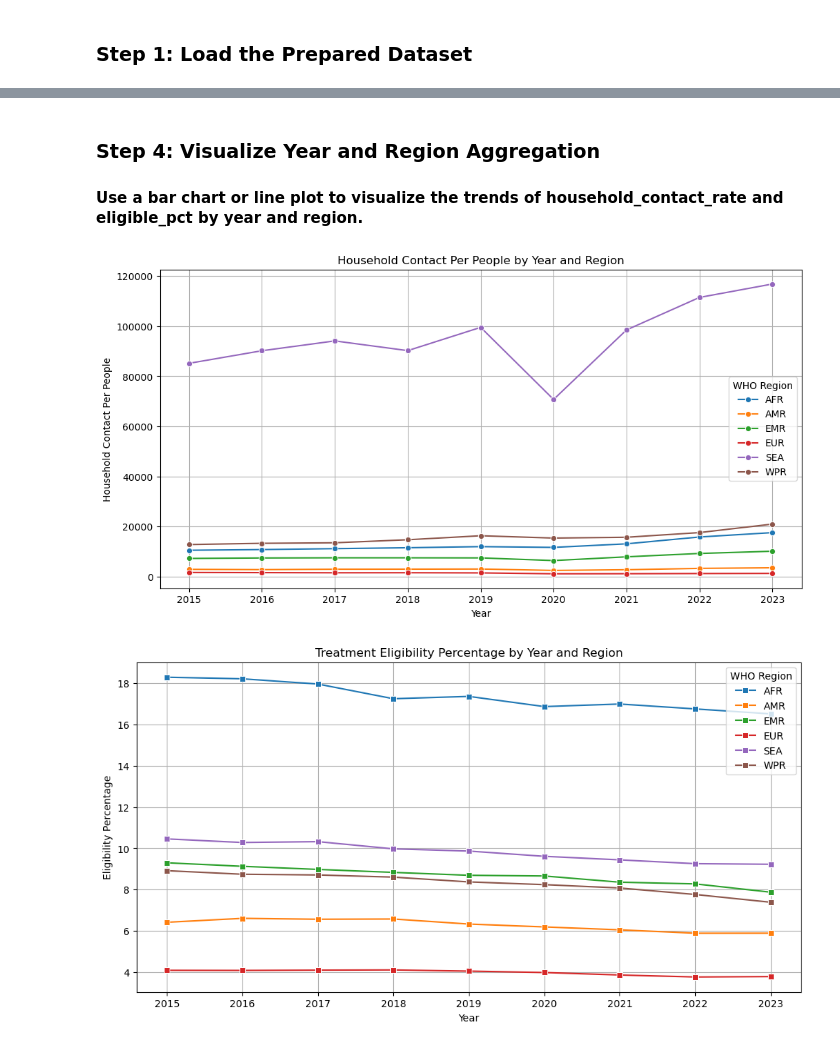
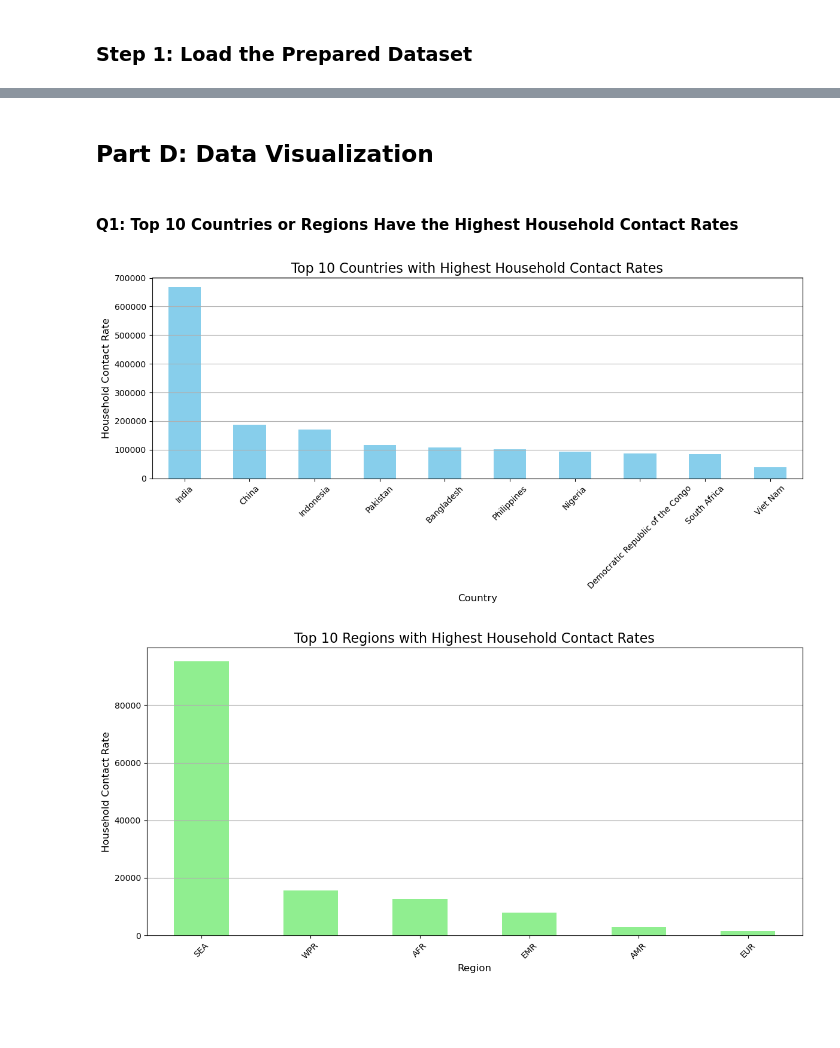
Before and after one commit to mnazhar13/DataAnalyticsProject, a Jupyter notebook: LTBI-estimates-Workbook.ipynb, the cells around one changed output, grey strips where cells are left out. Drawn from its saved outputs; the diff is of its cells as text; code cells hidden in the pictures; blank space fills up the shorter version.

```diff
--- a/LTBI-estimates-Workbook.ipynb
+++ b/LTBI-estimates-Workbook.ipynb
@@ -263,0 +298,12 @@ tb_data_prepared = pd.read_csv(file_path)
+# %%
+# Aggregate by region
+contact_rate_by_region = (
+    tb_data_prepared.groupby('g_whoregion')['household_contact_per_people']
+    .mean()
+    .sort_values(ascending=False)
+    .head(10)
+)
+
+# Display the top 10 regions
+print("Top 10 Regions with Highest Household Contact Rates:")
+print(contact_rate_by_region)
@@ -299,30 +419,31 @@ print(year_region_agg.head())
-# %% [markdown]
-### Step 4: Visualize Year and Region Aggregation
-
-#### Use a bar chart or line plot to visualize the trends of household_contact_rate and eligible_pct by year and region.
-# %%
-import matplotlib.pyplot as plt
-import seaborn as sns
-
-# Line plot for household_contact_rate trends
-plt.figure(figsize=(12, 6))
-sns.lineplot(data=year_region_agg, x='year', y='household_contact_per_people', hue='g_whoregion', marker='o')
-plt.title('Household Contact Per People by Year and Region')
-plt.xlabel('Year')
-plt.ylabel('Household Contact Per People')
-plt.legend(title='WHO Region')
-plt.grid()
-plt.show()
-
-# Line plot for eligible_pct trends
-plt.figure(figsize=(12, 6))
-sns.lineplot(data=year_region_agg, x='year', y='eligible_percent', hue='g_whoregion', marker='s')
-plt.title('Treatment Eligibility Percentage by Year and Region')
-plt.xlabel('Year')
-plt.ylabel('Eligibility Percentage')
-plt.legend(title='WHO Region')
-plt.grid()
-plt.show()
-# %% [output]
-[figure, removed]
-[figure, removed]
+# %% [markdown]
+## Part D: Data Visualization
+# %% [markdown]
+#### Q1: Top 10 Countries or Regions Have the Highest Household Contact Rates
+# %%
+import matplotlib.pyplot as plt
+
+# Plot Top 10 Countries
+plt.figure(figsize=(12, 6))
+contact_rate_by_country.plot(kind='bar', color='skyblue')
+plt.title('Top 10 Countries with Highest Household Contact Rates', fontsize=16)
+plt.xlabel('Country', fontsize=12)
+plt.ylabel('Household Contact Rate', fontsize=12)
+plt.xticks(rotation=45)
+plt.grid(axis='y')
+plt.tight_layout()
+plt.show()
+
+# Plot Top 10 Regions
+plt.figure(figsize=(12, 6))
+contact_rate_by_region.plot(kind='bar', color='lightgreen')
+plt.title('Top 10 Regions with Highest Household Contact Rates', fontsize=16)
+plt.xlabel('Region', fontsize=12)
+plt.ylabel('Household Contact Rate', fontsize=12)
+plt.xticks(rotation=45)
+plt.grid(axis='y')
+plt.tight_layout()
+plt.show()
+# %% [output]
+[figure, added]
+[figure, added]
```
Also changed, not shown: parts of 45 cells of this notebook.
